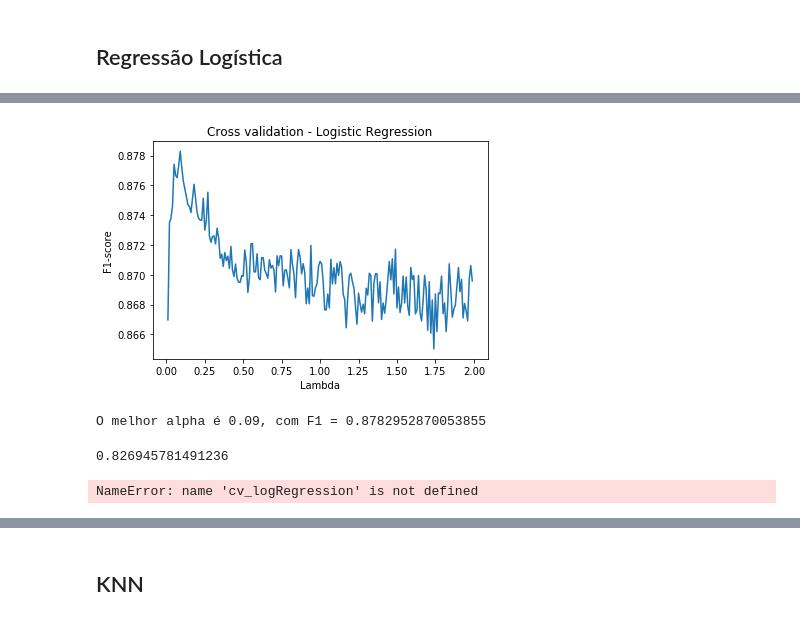
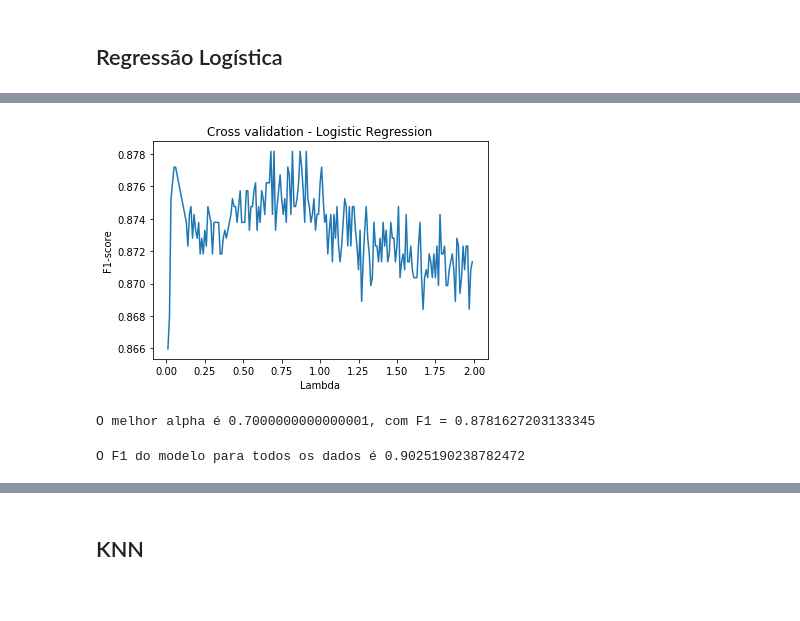
Before and after one commit to RenatoEly/aprendizagemDeMaquina, a Jupyter notebook: Ex4/previsao_deputados.ipynb, the cells around one changed output, grey strips where cells are left out. Cells and saved outputs as stored; diff of their text form; code cells hidden in the pictures.

Commit message:
Modelos balanceados e não balanceados

```diff
--- a/Ex4/previsao_deputados.ipynb
+++ b/Ex4/previsao_deputados.ipynb
@@ -57,9 +78,6 @@ treino_Y = np.array(treino_Y)
 # %% [markdown]
 Para melhorar a validação dos modelos, utilizo uma fação para fazer uma permutação aleatória nos dados, pois esses ficam agrupados na saída da função de cluster centroids.
 # %%
-from sklearn.model_selection import KFold
-from sklearn import metrics
-
 def cv_report(model, predictors, outcome, nfolds):
 
     kf = KFold(n_splits=nfolds)
@@ -71,6 +89,6 @@ def cv_report(model, predictors, outcome, nfolds):
 
         y = model.predict(predictors[validation,:])
         report = metrics.classification_report(outcome[validation], y, output_dict=True)
-        f1_score.append(report['macro avg']['f1-score'])
+        f1_score.append(report['micro avg']['f1-score'])
 
     return np.mean(f1_score)
@@ -85,34 +118,21 @@ def f1_cv(model, X, Y, kfolds):
 # %%
-from sklearn.linear_model import LogisticRegression
-
-lambdas = np.arange(0.01,2,0.01).tolist()
-
-cv_logRegression = [f1_cv(LogisticRegression(solver="lbfgs", max_iter=10000, C=lbd, random_state=1), x_cc, y_cc, 5).mean()
+cv_logRegBalanced = [cv_report(LogisticRegression(solver="lbfgs", max_iter=10000, C=lbd, random_state=1), x_cc, y_cc, 5).mean()
             for lbd in lambdas]
-cv_logRegression = pd.Series(cv_logRegression, index = lambdas)
+cv_logRegBalanced = pd.Series(cv_logRegBalanced, index = lambdas)
 # %%
-cv_logRegression.plot(title = "Cross validation - Logistic Regression")
+cv_logRegBalanced.plot(title = "Cross validation - Logistic Regression")
 plt.xlabel("Lambda")
 plt.ylabel("F1-score")
 plt.show()
 
-print("O melhor alpha é {0}, com F1 = {1}".format(cv_logRegression.idxmax(), cv_logRegression.max()))
+print("O melhor alpha é {0}, com F1 = {1}".format(cv_logRegBalanced.idxmax(), cv_logRegBalanced.max()))
 # %% [output]
-[figure, old version]
+[figure, new version]
-O melhor alpha é 0.09, com F1 = 0.8782952870053855
+O melhor alpha é 0.7000000000000001, com F1 = 0.8781627203133345
 # %%
-lgModel = LogisticRegression(solver="lbfgs", max_iter=10000, C=0.09, random_state=1)
+lgModel = LogisticRegression(solver="lbfgs", max_iter=10000, C=cv_logRegBalanced.idxmax(), random_state=1)
 lgModel.fit(x_cc,y_cc)
 
-print(metrics.classification_report(treino_Y, lgModel.predict(treino_X), output_dict=True)['macro avg']['f1-score'])
+print("O F1 do modelo para todos os dados é {0}".format(real_f1(lgModel)))
 # %% [output]
-0.826945781491236
+O F1 do modelo para todos os dados é 0.9025190238782472
-# %%
-from sklearn.linear_model import LogisticRegression
-lambdas = np.arange(0.01,2,0.01).tolist()
-
-fullcv_logRegression = [f1_cv(LogisticRegression(solver="lbfgs", max_iter=10000, C=lbd, random_state=1), treino_X, treino_Y, 5).mean()
-            for lbd in lambdas]
-fullcv_logRegression = pd.Series(fullcv_logRegression, index = lambdas)
-# %% [output]
-NameError: name 'cv_logRegression' is not defined
```
Also changed, not shown: parts of 33 cells of this notebook, 1 other file.
